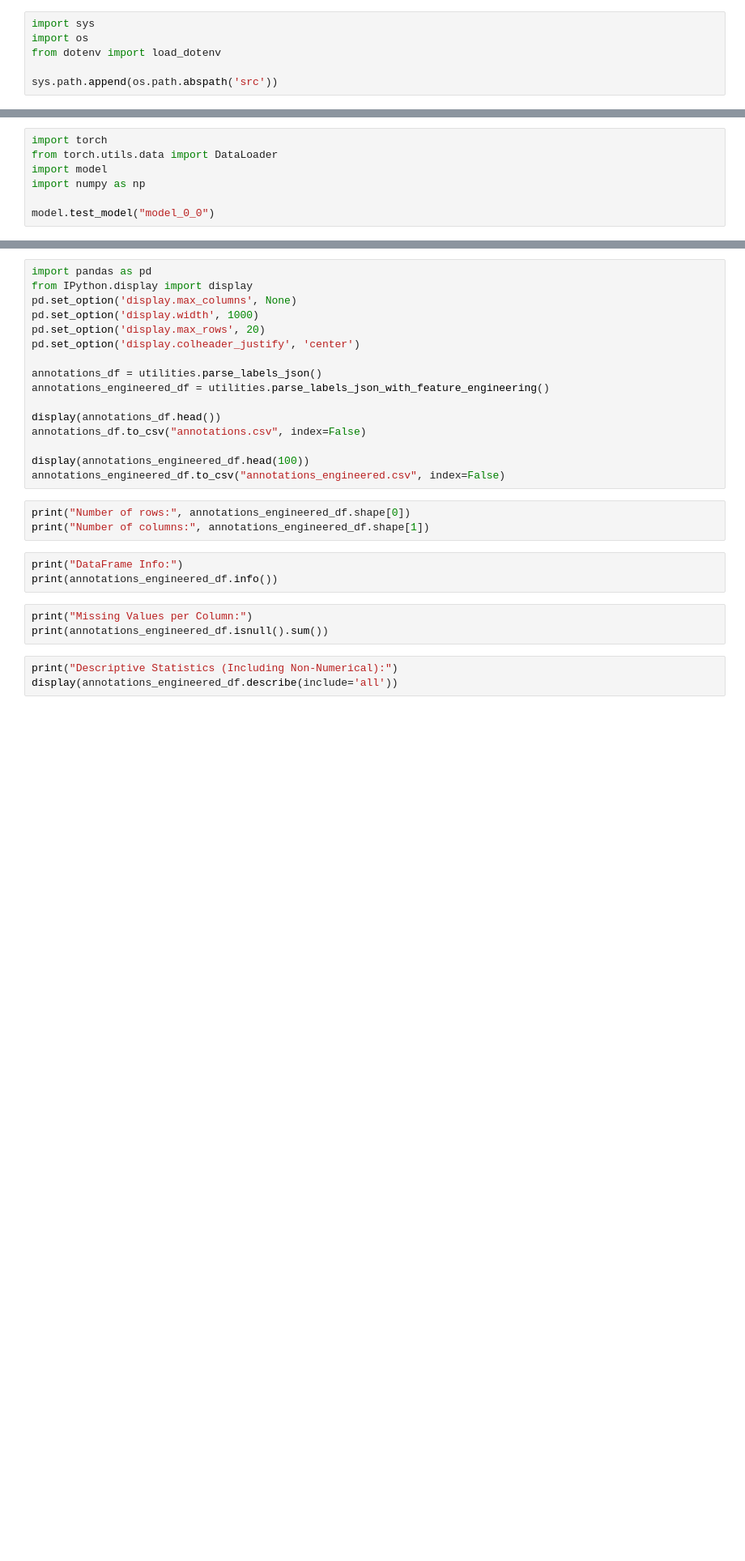
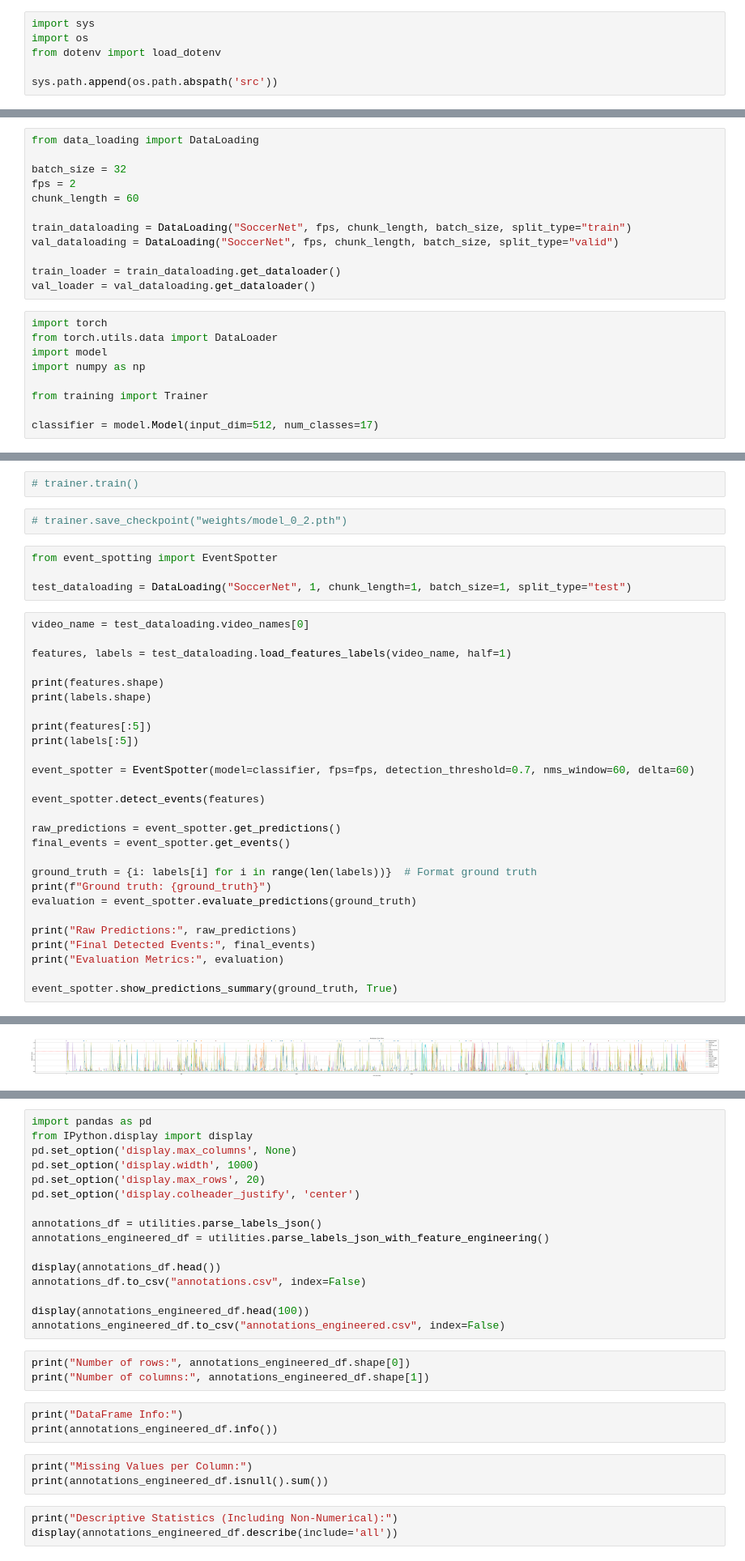
Before and after one commit to justin-pinheiro/TAAC_project, a Jupyter notebook: project.ipynb, the cells around one changed output, grey strips where cells are left out. Shown at 81% size. Saved outputs shown, nothing was run; the diff lists cells and outputs as text; blank space fills up the shorter version.

Commit message:
Added event spotting. Results are promising but mAP needs to be calculated using a delta range accounting for the second precision

```diff
--- a/project.ipynb
+++ b/project.ipynb
@@ -20,9 +22,23 @@ from utils import Utilities
 
 # utilities.save_labels_in_csv()
+# %%
+from data_loading import DataLoading
+
+batch_size = 32
+fps = 2
+chunk_length = 60
+
+train_dataloading = DataLoading("SoccerNet", fps, chunk_length, batch_size, split_type="train")
+val_dataloading = DataLoading("SoccerNet", fps, chunk_length, batch_size, split_type="valid")
+
+train_loader = train_dataloading.get_dataloader()
+val_loader = val_dataloading.get_dataloader()
 # %%
 import torch
 from torch.utils.data import DataLoader
 import model
 import numpy as np
 
-model.test_model("model_0_0")
+from training import Trainer
+
+classifier = model.Model(input_dim=512, num_classes=17)
@@ -83,0 +48,36 @@ Scenario 2 mAP: 0.30
+# %%
+# trainer.train()
+# %%
+# trainer.save_checkpoint("weights/model_0_2.pth")
+# %%
+from event_spotting import EventSpotter
+
+test_dataloading = DataLoading("SoccerNet", 1, chunk_length=1, batch_size=1, split_type="test")
+# %%
+video_name = test_dataloading.video_names[0]
+
+features, labels = test_dataloading.load_features_labels(video_name, half=1)
+
+print(features.shape)
+print(labels.shape)
+
+print(features[:5])
+print(labels[:5])
+
+event_spotter = EventSpotter(model=classifier, fps=fps, detection_threshold=0.7, nms_window=60, delta=60)
+
+event_spotter.detect_events(features)
+
+raw_predictions = event_spotter.get_predictions()
+final_events = event_spotter.get_events()
+
+ground_truth = {i: labels[i] for i in range(len(labels))}  # Format ground truth
+print(f"Ground truth: {ground_truth}")
+evaluation = event_spotter.evaluate_predictions(ground_truth)
+
+print("Raw Predictions:", raw_predictions)
+print("Final Detected Events:", final_events)
+print("Evaluation Metrics:", evaluation)
+
+event_spotter.show_predictions_summary(ground_truth, True)
+# %% [output]
@@ -84,2 +101,3 @@ Scenario 2 mAP: 0.30
+[figure, added]
 # %%
 # Downloading the videos of the 500 games
```
Also changed, not shown: parts of 7 cells of this notebook, 5 other files.
